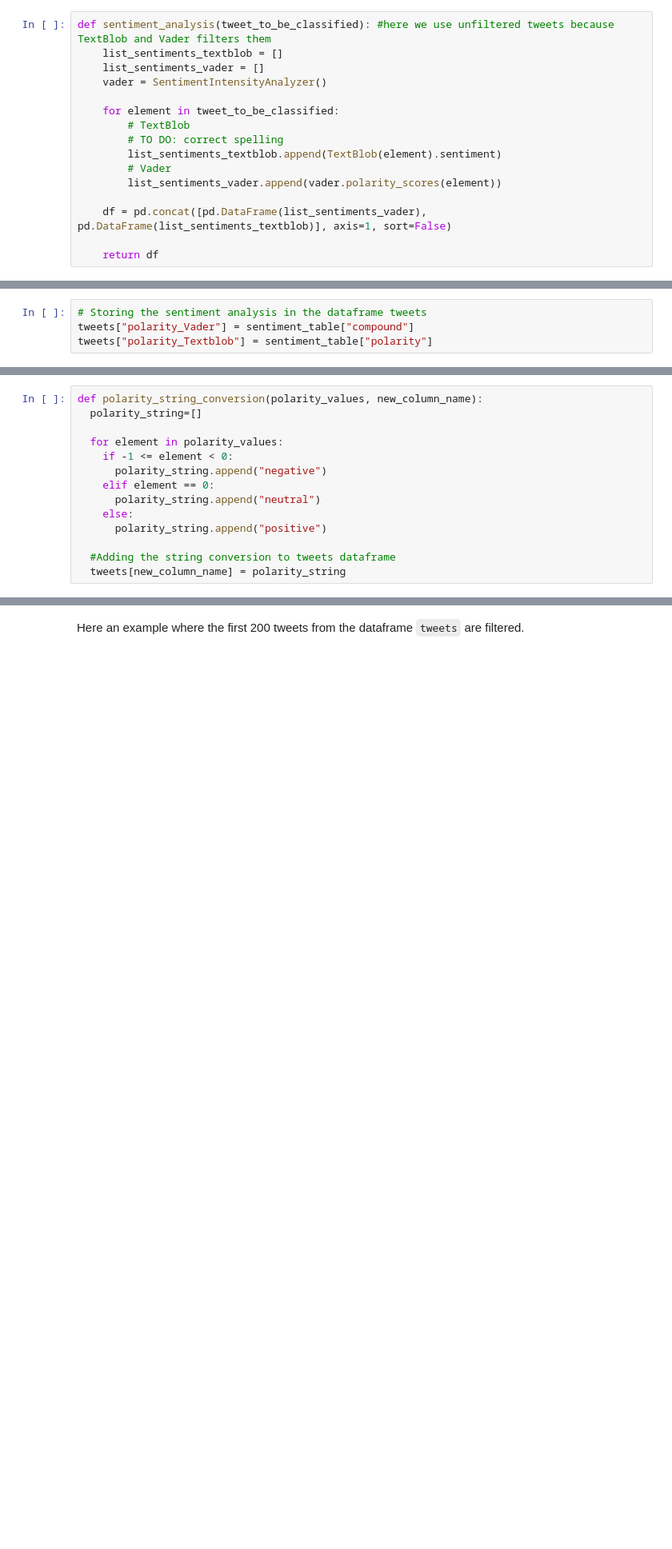
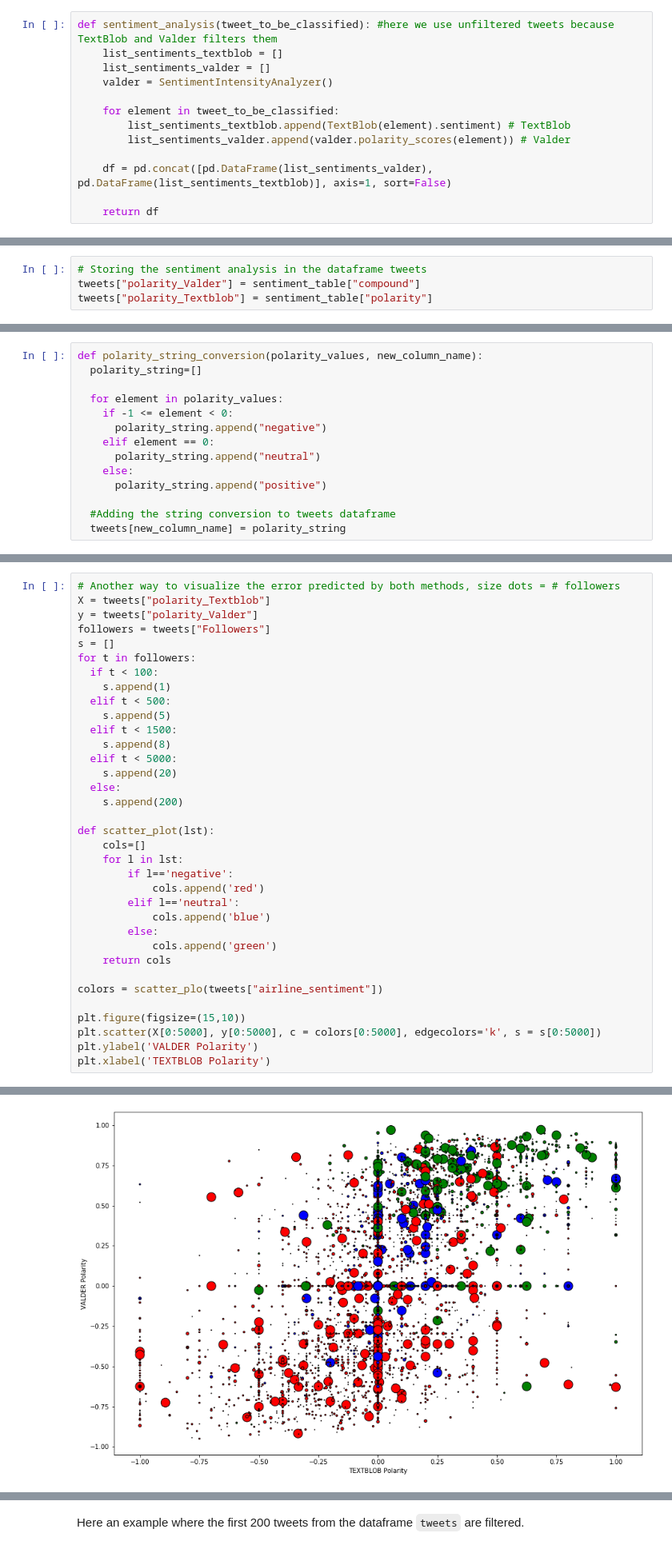
Before and after one commit to SarahBuechner/DMML2019_Team_Google, a Jupyter notebook: DM_Project.ipynb, the cells around one changed output, grey strips where cells are left out. Shown at 80% size. Cells and saved outputs as stored; diff of their text form; blank space fills up the shorter version.

```diff
--- a/DM_Project.ipynb
+++ b/DM_Project.ipynb
@@ -275,18 +287,15 @@ The idea is to sort the bunch of tweets based on the polarity/compound level of
 
 > **Compound**: Similar to polarity in Textblob, is a float value within the range `[0.0 to 1.0]` where 0.0 is very objective and 1.0 is very subjective. A key difference however, is that Vader was designed with a focus on social media texts.
 # %%
-def sentiment_analysis(tweet_to_be_classified): #here we use unfiltered tweets because TextBlob and Vader filters them
+def sentiment_analysis(tweet_to_be_classified): #here we use unfiltered tweets because TextBlob and Valder filters them
     list_sentiments_textblob = []
-    list_sentiments_vader = []
-    vader = SentimentIntensityAnalyzer()
+    list_sentiments_valder = []
+    valder = SentimentIntensityAnalyzer()
 
     for element in tweet_to_be_classified:
-        # TextBlob
-        # TO DO: correct spelling
-        list_sentiments_textblob.append(TextBlob(element).sentiment)
-        # Vader
-        list_sentiments_vader.append(vader.polarity_scores(element))
+        list_sentiments_textblob.append(TextBlob(element).sentiment) # TextBlob
+        list_sentiments_valder.append(valder.polarity_scores(element)) # Valder
 
-    df = pd.concat([pd.DataFrame(list_sentiments_vader), pd.DataFrame(list_sentiments_textblob)], axis=1, sort=False)
+    df = pd.concat([pd.DataFrame(list_sentiments_valder), pd.DataFrame(list_sentiments_textblob)], axis=1, sort=False)
 
     return df
@@ -307,6 +304,6 @@ def tweet_language(tweets): # Not implemented
 sentiment_table = sentiment_analysis(tweets["text"])
 # %%
 # Storing the sentiment analysis in the dataframe tweets
-tweets["polarity_Vader"] = sentiment_table["compound"]
+tweets["polarity_Valder"] = sentiment_table["compound"]
 tweets["polarity_Textblob"] = sentiment_table["polarity"]
 # %% [markdown]
@@ -711,0 +454,36 @@ def filter_tweets(list_tweets):  # TO DO: zip with account_name
+# %%
+# Another way to visualize the error predicted by both methods, size dots = # followers
+X = tweets["polarity_Textblob"]
+y = tweets["polarity_Valder"]
+followers = tweets["Followers"]
+s = []
+for t in followers:
+  if t < 100:
+    s.append(1)
+  elif t < 500:
+    s.append(5)
+  elif t < 1500:
+    s.append(8)
+  elif t < 5000:
+    s.append(20)
+  else:
+    s.append(200)
+
+def scatter_plot(lst):
+    cols=[]
+    for l in lst:
+        if l=='negative':
+            cols.append('red')
+        elif l=='neutral':
+            cols.append('blue')
+        else:
+            cols.append('green')
+    return cols
+
+colors = scatter_plo(tweets["airline_sentiment"])
+
+plt.figure(figsize=(15,10))
+plt.scatter(X[0:5000], y[0:5000], c = colors[0:5000], edgecolors='k', s = s[0:5000])
+plt.ylabel('VALDER Polarity')
+plt.xlabel('TEXTBLOB Polarity')
+# %% [output]
@@ -711,0 +491 @@ def filter_tweets(list_tweets):  # TO DO: zip with account_name
+[figure, added]
```
Also changed, not shown: parts of 94 cells of this notebook.
